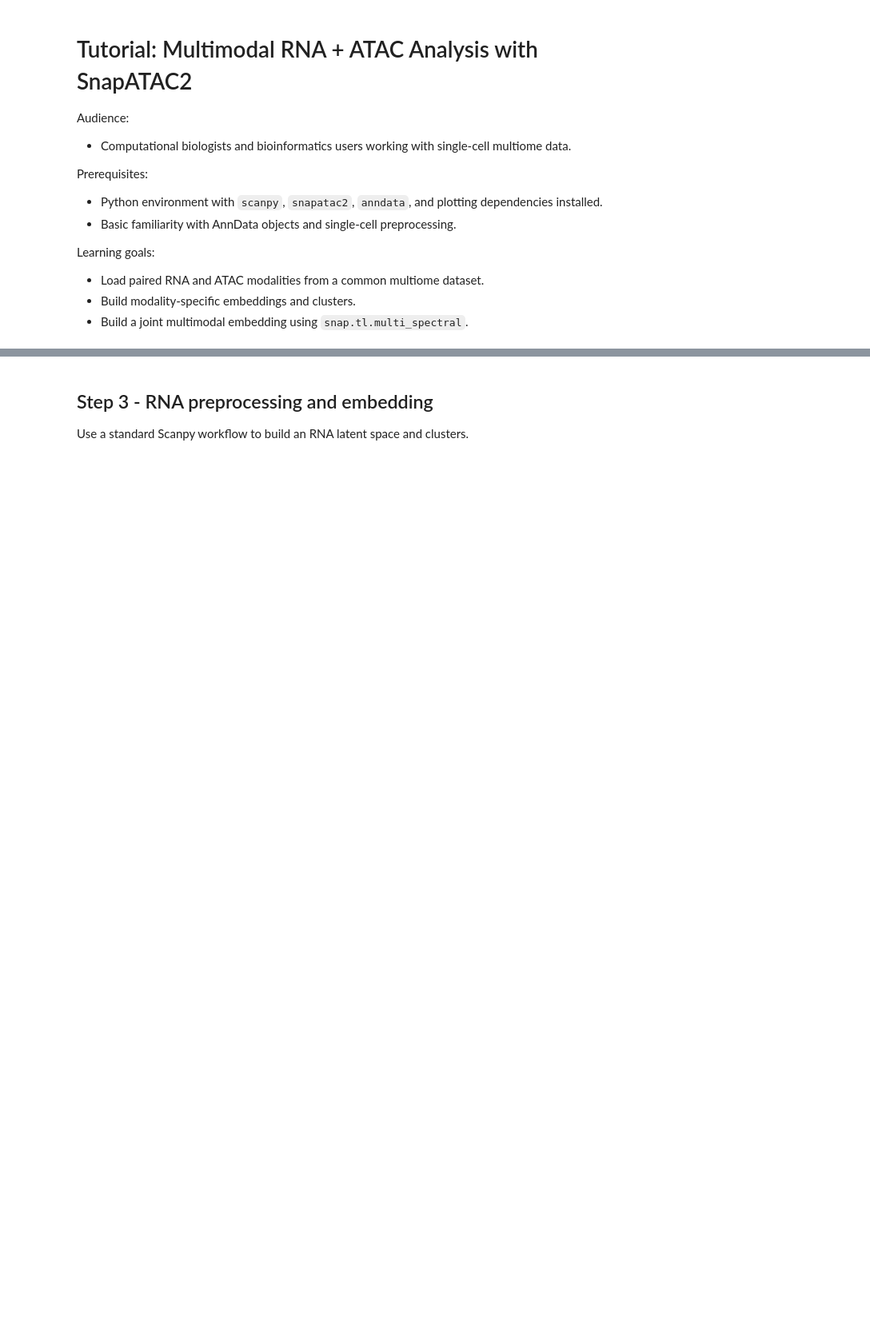
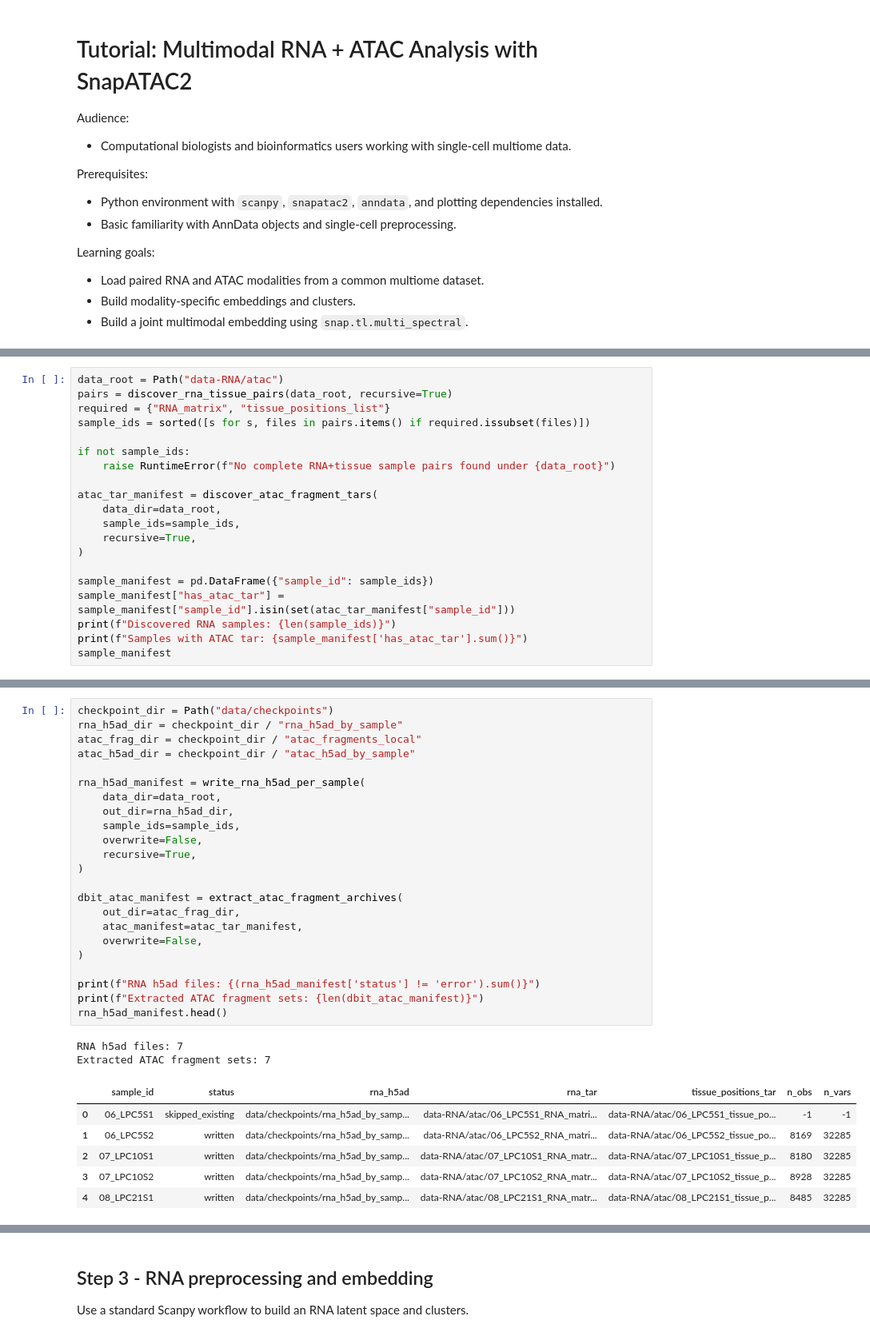
Before and after one commit to christoffermattssonlangseth/dbit-nature-analysis, a Jupyter notebook: rna_atac_multimodal_snapatac2.ipynb, the cells around one changed output, grey strips where cells are left out. Shown at 80% size. Saved outputs shown, nothing was run; the diff lists cells and outputs as text; blank space fills up the shorter version.

```diff
--- a/rna_atac_multimodal_snapatac2.ipynb
+++ b/rna_atac_multimodal_snapatac2.ipynb
@@ -84,0 +58,20 @@ dbit_atac_manifest.head()
+# %%
+data_root = Path("data-RNA/atac")
+pairs = discover_rna_tissue_pairs(data_root, recursive=True)
+required = {"RNA_matrix", "tissue_positions_list"}
+sample_ids = sorted([s for s, files in pairs.items() if required.issubset(files)])
+
+if not sample_ids:
+    raise RuntimeError(f"No complete RNA+tissue sample pairs found under {data_root}")
+
+atac_tar_manifest = discover_atac_fragment_tars(
+    data_dir=data_root,
+    sample_ids=sample_ids,
+    recursive=True,
+)
+
+sample_manifest = pd.DataFrame({"sample_id": sample_ids})
+sample_manifest["has_atac_tar"] = sample_manifest["sample_id"].isin(set(atac_tar_manifest["sample_id"]))
+print(f"Discovered RNA samples: {len(sample_ids)}")
+print(f"Samples with ATAC tar: {sample_manifest['has_atac_tar'].sum()}")
+sample_manifest
@@ -85,2 +93,34 @@ dbit_atac_manifest.head()
+# %%
+checkpoint_dir = Path("data/checkpoints")
+rna_h5ad_dir = checkpoint_dir / "rna_h5ad_by_sample"
+atac_frag_dir = checkpoint_dir / "atac_fragments_local"
+atac_h5ad_dir = checkpoint_dir / "atac_h5ad_by_sample"
+
+rna_h5ad_manifest = write_rna_h5ad_per_sample(
+    data_dir=data_root,
+    out_dir=rna_h5ad_dir,
+    sample_ids=sample_ids,
+    overwrite=False,
+    recursive=True,
+)
+
+dbit_atac_manifest = extract_atac_fragment_archives(
+    out_dir=atac_frag_dir,
+    atac_manifest=atac_tar_manifest,
+    overwrite=False,
+)
+
+print(f"RNA h5ad files: {(rna_h5ad_manifest['status'] != 'error').sum()}")
+print(f"Extracted ATAC fragment sets: {len(dbit_atac_manifest)}")
+rna_h5ad_manifest.head()
+# %% [output]
+RNA h5ad files: 7
+Extracted ATAC fragment sets: 7
+|  | sample_id | status | rna_h5ad | rna_tar | tissue_positions_tar | n_obs | n_vars |
+| 0 | 06_LPC5S1 | skipped_existing | data/checkpoints/rna_h5ad_by_samp... | data-RNA/atac/06_LPC5S1_RNA_matri... | data-RNA/atac/06_LPC5S1_tissue_po... | -1 | -1 |
+| 1 | 06_LPC5S2 | written | data/checkpoints/rna_h5ad_by_samp... | data-RNA/atac/06_LPC5S2_RNA_matri... | data-RNA/atac/06_LPC5S2_tissue_po... | 8169 | 32285 |
+| 2 | 07_LPC10S1 | written | data/checkpoints/rna_h5ad_by_samp... | data-RNA/atac/07_LPC10S1_RNA_matr... | data-RNA/atac/07_LPC10S1_tissue_p... | 8180 | 32285 |
+| 3 | 07_LPC10S2 | written | data/checkpoints/rna_h5ad_by_samp... | data-RNA/atac/07_LPC10S2_RNA_matr... | data-RNA/atac/07_LPC10S2_tissue_p... | 8928 | 32285 |
+| 4 | 08_LPC21S1 | written | data/checkpoints/rna_h5ad_by_samp... | data-RNA/atac/08_LPC21S1_RNA_matr... | data-RNA/atac/08_LPC21S1_tissue_p... | 8485 | 32285 |
 # %%
 RUN_LOCAL_ATAC_IMPORT = True
```
Also changed, not shown: parts of 19 cells of this notebook, 5 other files.
